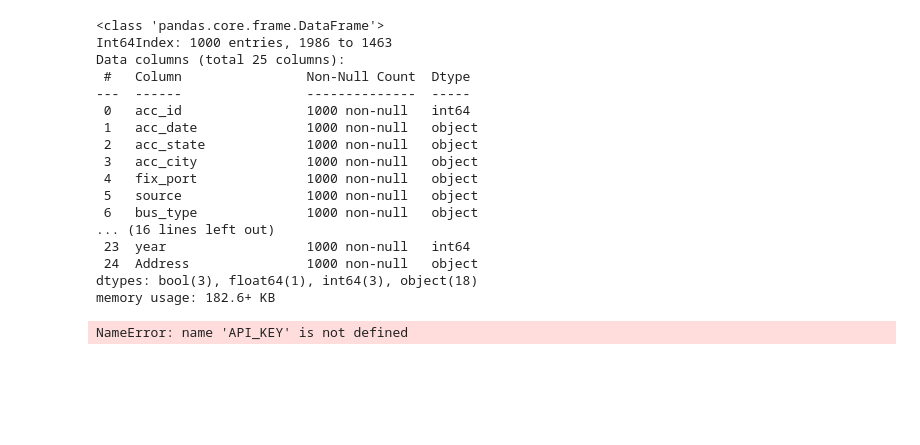
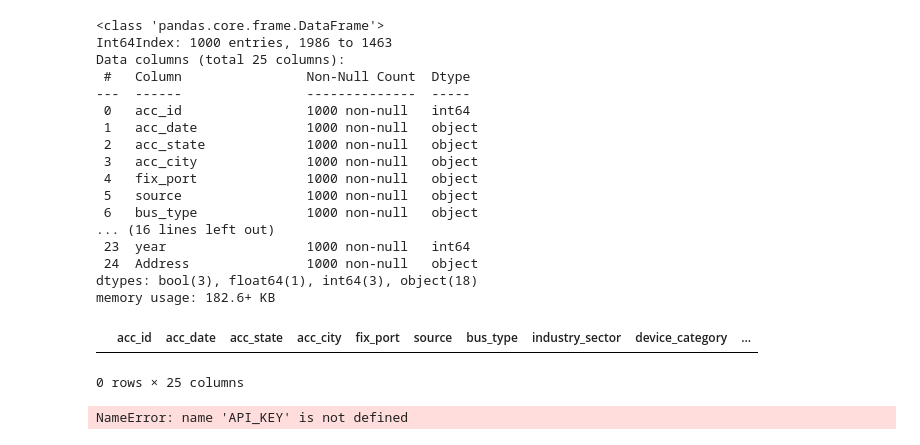
Before and after one commit to VM7568/smu_project3_themeparks, a Jupyter notebook: wills_work/creating_initial_df.ipynb, the cells around one changed output. Saved outputs shown, nothing was run; the diff lists cells and outputs as text; code cells hidden in the pictures; blank space fills up the shorter version.

```diff
--- a/Will's folder/creating_initial_df.ipynb
+++ b/wills_work/creating_initial_df.ipynb
@@ -161,6 +161,12 @@ dtypes: bool(3), float64(1), int64(3), object(18)
 memory usage: 182.6+ KB
 # %%
 sample_df.to_csv('sample_df.csv')
+# %%
+hayride = df.loc[df['device_type'] == 'Hayride']
+hayride
+# %% [output]
+|  | acc_id | acc_date | acc_state | acc_city | fix_port | source | bus_type | industry_sector | device_category | ... |
+0 rows × 25 columns
 # %%
 address = df['acc_city']
 url = f'http://api.openweathermap.org/geo/1.0/direct?q={address}&appid={API_KEY}'
```
Also changed, not shown: parts of 4 cells of this notebook, 9 other files.
